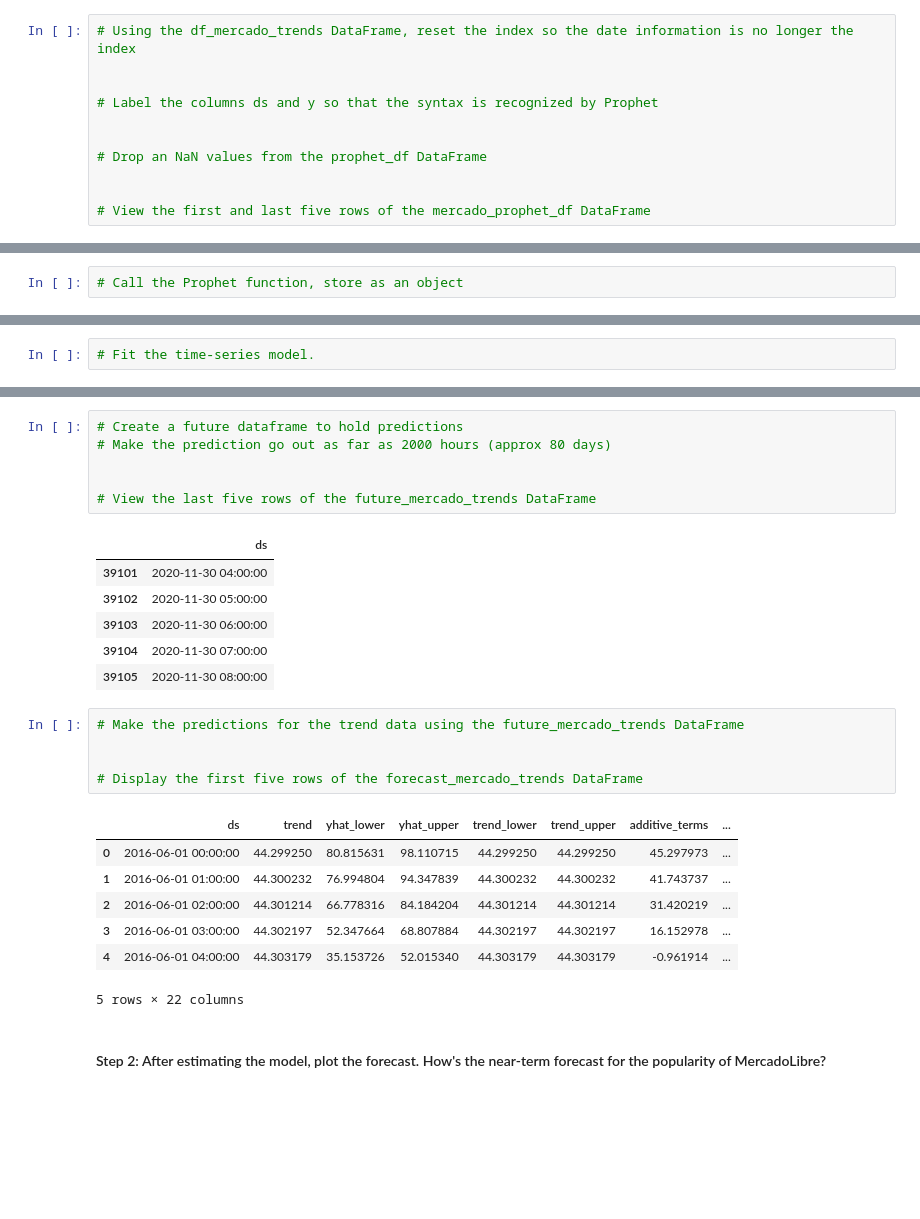
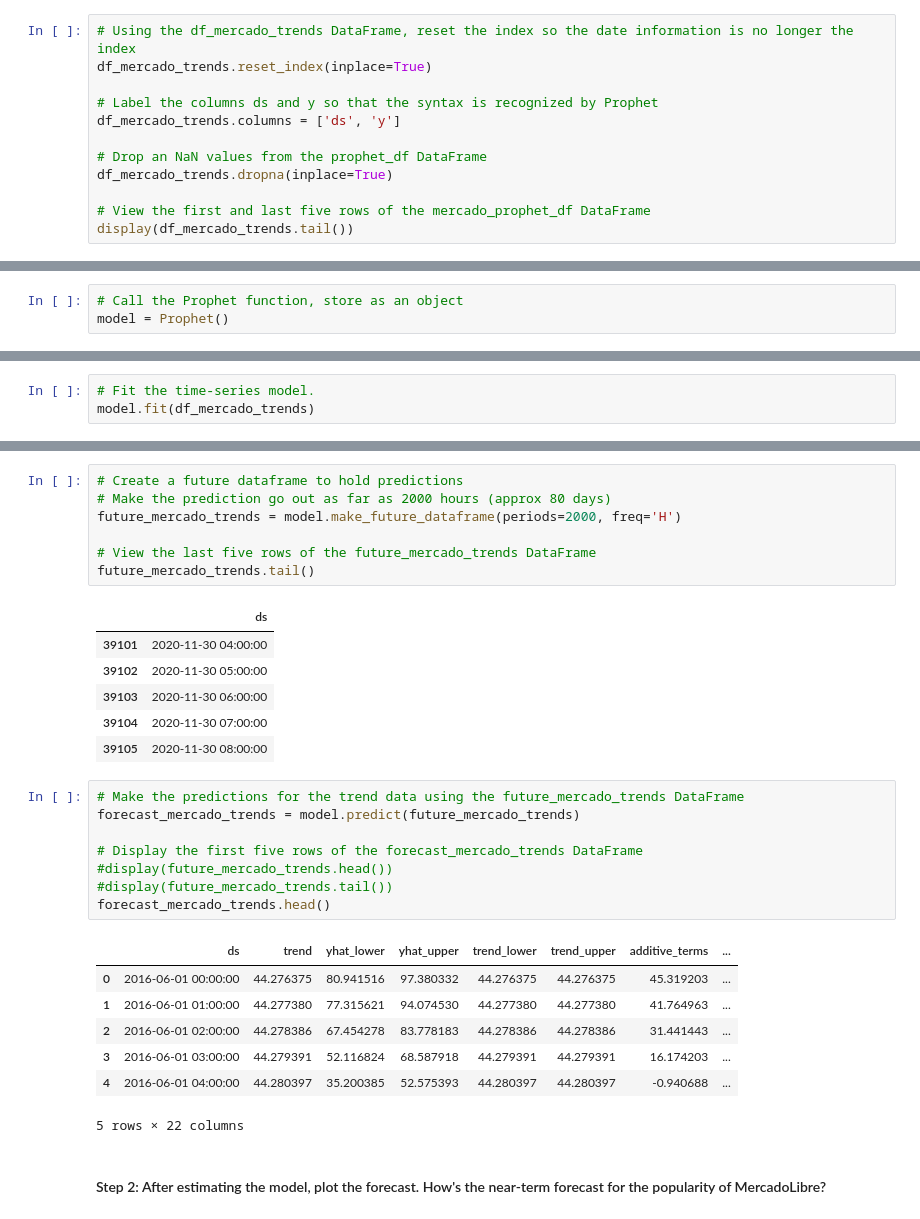
Before and after one commit to MsTDMc/prophet-challenge, a Jupyter notebook: forecasting_net_prophet.ipynb, the cells around one changed output, grey strips where cells are left out. Cells and saved outputs as stored; diff of their text form; blank space fills up the shorter version.

```diff
--- a/forecasting_net_prophet.ipynb
+++ b/forecasting_net_prophet.ipynb
@@ -370,14 +371,15 @@ Now, you need to produce a time series model that analyzes and forecasts pattern
 #### Step 1: Set up the Google search data for a Prophet forecasting model.
 # %%
 # Using the df_mercado_trends DataFrame, reset the index so the date information is no longer the index
-
+df_mercado_trends.reset_index(inplace=True)
 
 # Label the columns ds and y so that the syntax is recognized by Prophet
-
+df_mercado_trends.columns = ['ds', 'y']
 
 # Drop an NaN values from the prophet_df DataFrame
-
+df_mercado_trends.dropna(inplace=True)
 
 # View the first and last five rows of the mercado_prophet_df DataFrame
+display(df_mercado_trends.tail())
 # %% [output]
 |  | ds | y |
@@ -395,2 +400,3 @@ Now, you need to produce a time series model that analyzes and forecasts pattern
 # %%
 # Call the Prophet function, store as an object
+model = Prophet()
@@ -399,3 +403,4 @@ Now, you need to produce a time series model that analyzes and forecasts pattern
 # %%
 # Fit the time-series model.
+model.fit(df_mercado_trends)
 # %% [output]
@@ -405,9 +410,10 @@ Now, you need to produce a time series model that analyzes and forecasts pattern
 # %%
 # Create a future dataframe to hold predictions
 # Make the prediction go out as far as 2000 hours (approx 80 days)
-
+future_mercado_trends = model.make_future_dataframe(periods=2000, freq='H')
 
 # View the last five rows of the future_mercado_trends DataFrame
+future_mercado_trends.tail()
 # %% [output]
 |  | ds |
 | 39101 | 2020-11-30 04:00:00 |
@@ -417,16 +423,19 @@ Now, you need to produce a time series model that analyzes and forecasts pattern
 | 39105 | 2020-11-30 08:00:00 |
 # %%
 # Make the predictions for the trend data using the future_mercado_trends DataFrame
-
+forecast_mercado_trends = model.predict(future_mercado_trends)
 
 # Display the first five rows of the forecast_mercado_trends DataFrame
+#display(future_mercado_trends.head())
+#display(future_mercado_trends.tail())
+forecast_mercado_trends.head()
 # %% [output]
 |  | ds | trend | yhat_lower | yhat_upper | trend_lower | trend_upper | additive_terms | ... |
-| 0 | 2016-06-01 00:00:00 | 44.299250 | 80.815631 | 98.110715 | 44.299250 | 44.299250 | 45.297973 | ... |
-| 1 | 2016-06-01 01:00:00 | 44.300232 | 76.994804 | 94.347839 | 44.300232 | 44.300232 | 41.743737 | ... |
-| 2 | 2016-06-01 02:00:00 | 44.301214 | 66.778316 | 84.184204 | 44.301214 | 44.301214 | 31.420219 | ... |
-| 3 | 2016-06-01 03:00:00 | 44.302197 | 52.347664 | 68.807884 | 44.302197 | 44.302197 | 16.152978 | ... |
-| 4 | 2016-06-01 04:00:00 | 44.303179 | 35.153726 | 52.015340 | 44.303179 | 44.303179 | -0.961914 | ... |
+| 0 | 2016-06-01 00:00:00 | 44.276375 | 80.941516 | 97.380332 | 44.276375 | 44.276375 | 45.319203 | ... |
+| 1 | 2016-06-01 01:00:00 | 44.277380 | 77.315621 | 94.074530 | 44.277380 | 44.277380 | 41.764963 | ... |
+| 2 | 2016-06-01 02:00:00 | 44.278386 | 67.454278 | 83.778183 | 44.278386 | 44.278386 | 31.441443 | ... |
+| 3 | 2016-06-01 03:00:00 | 44.279391 | 52.116824 | 68.587918 | 44.279391 | 44.279391 | 16.174203 | ... |
+| 4 | 2016-06-01 04:00:00 | 44.280397 | 35.200385 | 52.575393 | 44.280397 | 44.280397 | -0.940688 | ... |
 5 rows × 22 columns
 # %% [markdown]
 #### Step 2: After estimating the model, plot the forecast. How's the near-term forecast for the popularity of MercadoLibre?
```
Also changed, not shown: parts of 36 cells of this notebook.
